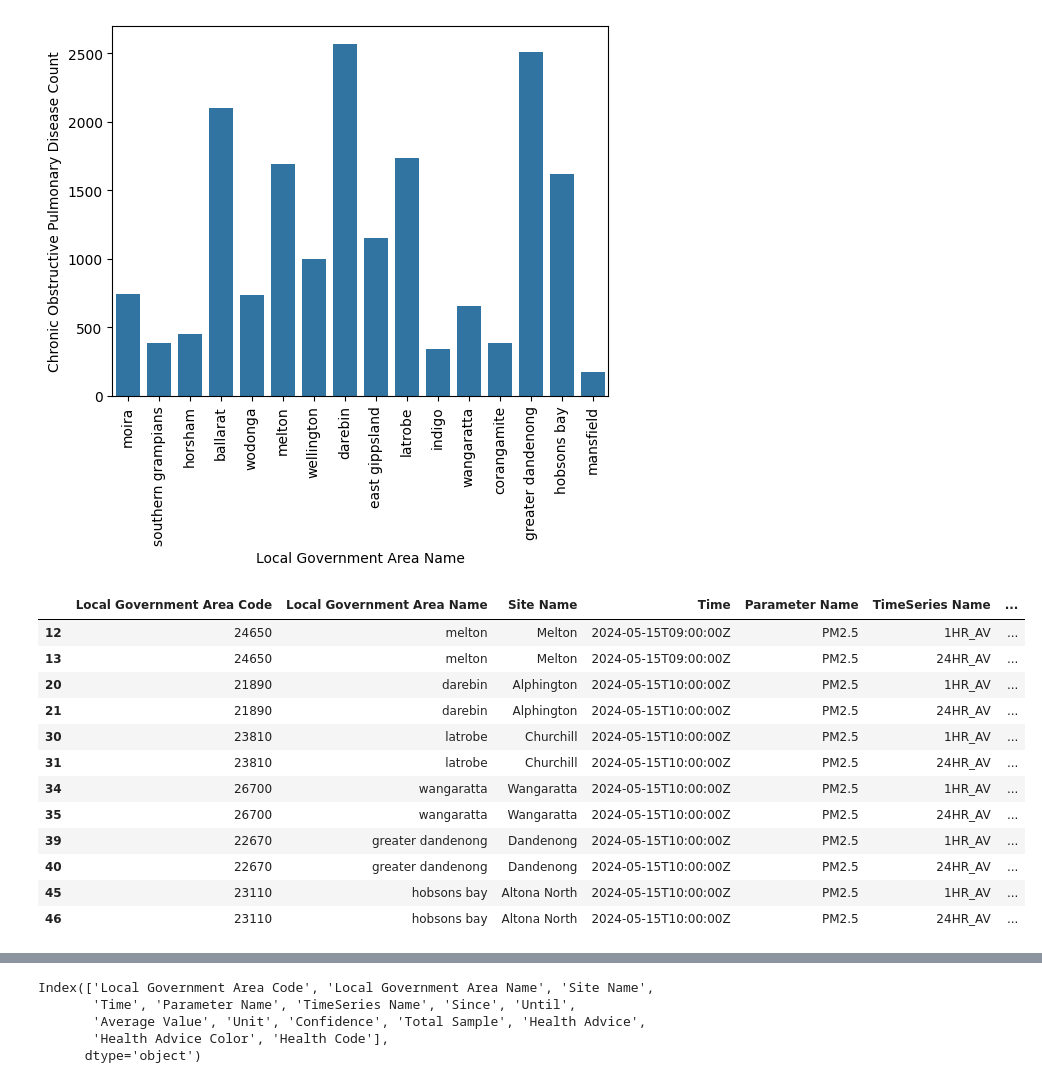
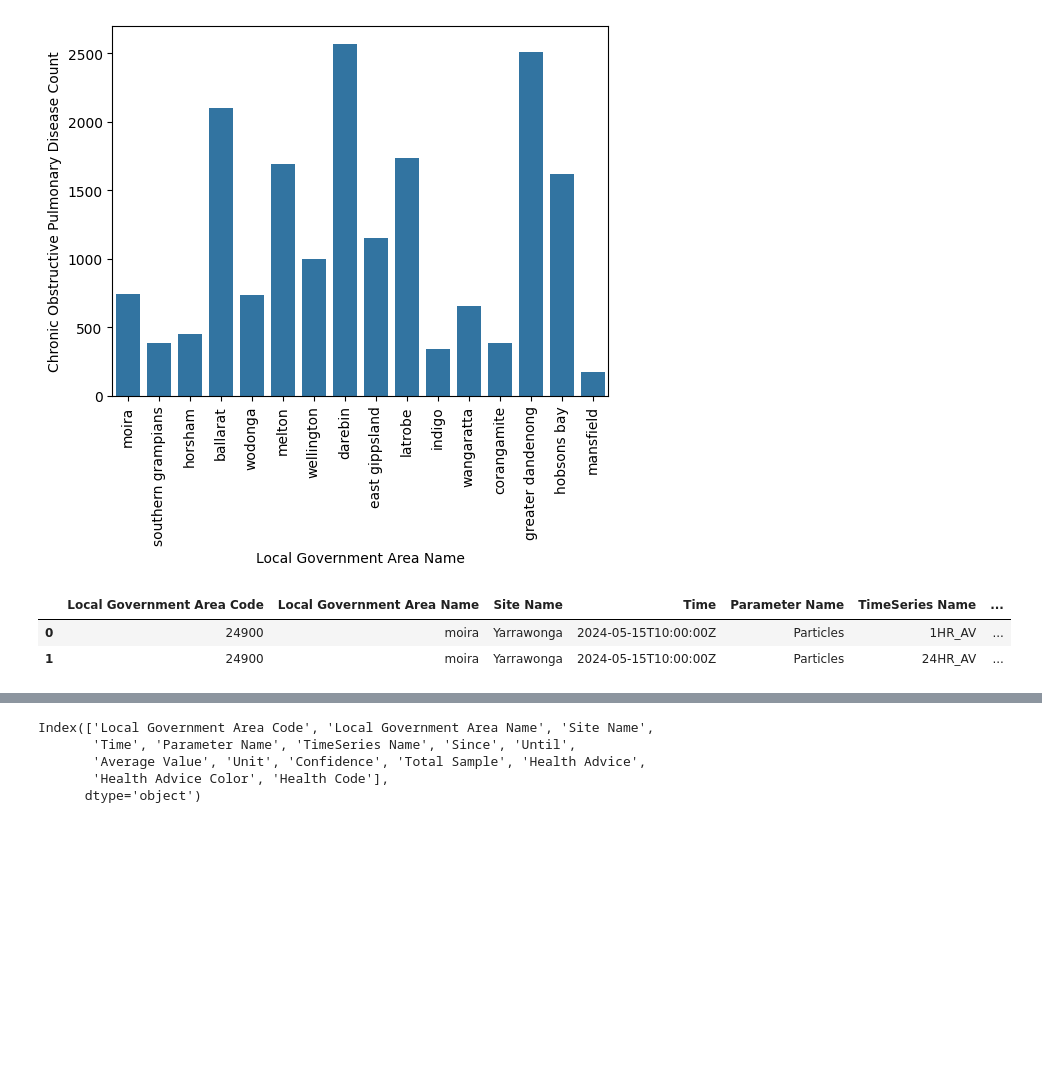
Before and after one commit to SunmaoWang/CCC2024-BigDataAnalytics, a Jupyter notebook: frontend/chronic_airpollution.ipynb, the cells around one changed output, grey strips where cells are left out. Saved outputs shown, nothing was run; the diff lists cells and outputs as text; code cells hidden in the pictures; blank space fills up the shorter version.

```diff
--- a/frontend/chronic_airpollution.ipynb
+++ b/frontend/chronic_airpollution.ipynb
@@ -73,20 +73,11 @@ def expand_parameters(row):
 # %%
 expanded_dataframes = df.apply(expand_parameters, axis=1)
 expanded_df = pd.concat(expanded_dataframes.tolist(), ignore_index=True)
+expanded_df.head(2)
 # %% [output]
 |  | Local Government Area Code | Local Government Area Name | Site Name | Time | Parameter Name | TimeSeries Name | ... |
-| 12 | 24650 | melton | Melton | 2024-05-15T09:00:00Z | PM2.5 | 1HR_AV | ... |
-| 13 | 24650 | melton | Melton | 2024-05-15T09:00:00Z | PM2.5 | 24HR_AV | ... |
-| 20 | 21890 | darebin | Alphington | 2024-05-15T10:00:00Z | PM2.5 | 1HR_AV | ... |
-| 21 | 21890 | darebin | Alphington | 2024-05-15T10:00:00Z | PM2.5 | 24HR_AV | ... |
-| 30 | 23810 | latrobe | Churchill | 2024-05-15T10:00:00Z | PM2.5 | 1HR_AV | ... |
-| 31 | 23810 | latrobe | Churchill | 2024-05-15T10:00:00Z | PM2.5 | 24HR_AV | ... |
-| 34 | 26700 | wangaratta | Wangaratta | 2024-05-15T10:00:00Z | PM2.5 | 1HR_AV | ... |
-| 35 | 26700 | wangaratta | Wangaratta | 2024-05-15T10:00:00Z | PM2.5 | 24HR_AV | ... |
-| 39 | 22670 | greater dandenong | Dandenong | 2024-05-15T10:00:00Z | PM2.5 | 1HR_AV | ... |
-| 40 | 22670 | greater dandenong | Dandenong | 2024-05-15T10:00:00Z | PM2.5 | 24HR_AV | ... |
-| 45 | 23110 | hobsons bay | Altona North | 2024-05-15T10:00:00Z | PM2.5 | 1HR_AV | ... |
-| 46 | 23110 | hobsons bay | Altona North | 2024-05-15T10:00:00Z | PM2.5 | 24HR_AV | ... |
+| 0 | 24900 | moira | Yarrawonga | 2024-05-15T10:00:00Z | Particles | 1HR_AV | ... |
+| 1 | 24900 | moira | Yarrawonga | 2024-05-15T10:00:00Z | Particles | 24HR_AV | ... |
 # %%
 print(df.columns)
 # %% [output]
```
Also changed, not shown: parts of 11 cells of this notebook.
